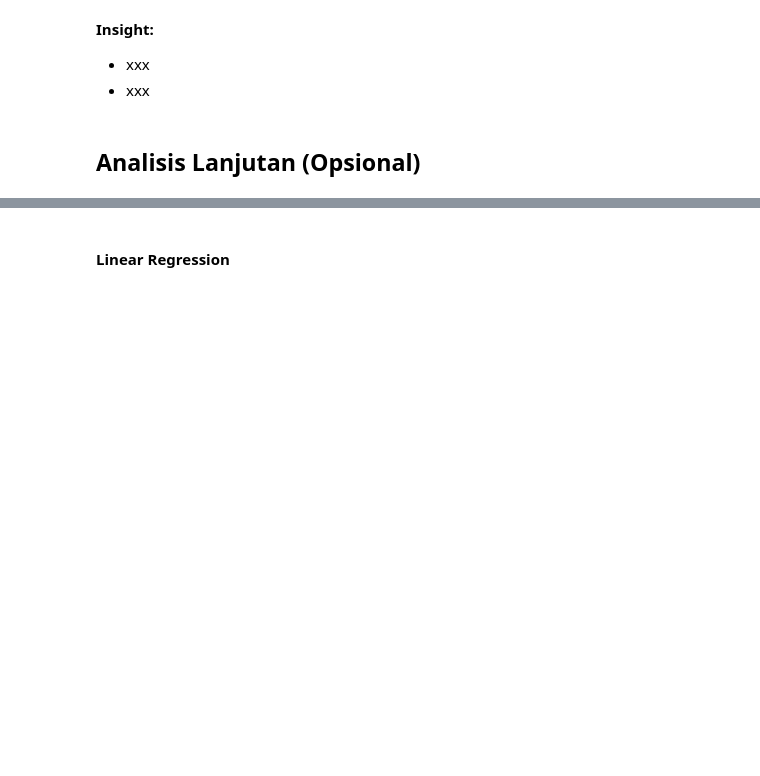
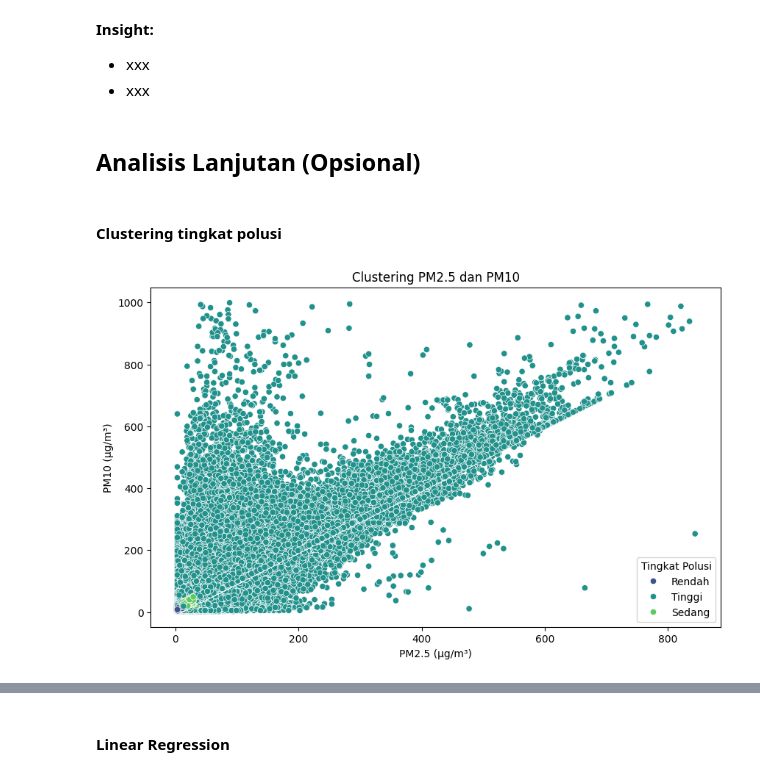
Before and after one commit to SyafiqMSI/analisis-air-quality, a Jupyter notebook: notebook.ipynb, the cells around one changed output, grey strips where cells are left out. Cells and saved outputs as stored; diff of their text form; code cells hidden in the pictures; blank space fills up the shorter version.

Commit message:
feat(notebok.ipynb): add cluster for related question

```diff
--- a/notebook.ipynb
+++ b/notebook.ipynb
@@ -1823,3 +1823,25 @@ plt.show()
 - xxx
 # %% [markdown]
 ## Analisis Lanjutan (Opsional)
+# %% [markdown]
+#### Clustering tingkat polusi
+# %%
+def categorize_pollution(row):
+    if row['PM2.5'] < 12 and row['PM10'] < 20:
+        return 'Rendah'
+    elif (12 <= row['PM2.5'] < 35) and (20 <= row['PM10'] < 50):
+        return 'Sedang'
+    else:
+        return 'Tinggi'
+
+all_data_clean['Pollution_Level'] = all_data_clean.apply(categorize_pollution, axis=1)
+
+plt.figure(figsize=(10, 6))
+sns.scatterplot(x='PM2.5', y='PM10', hue='Pollution_Level', data=all_data_clean, palette='viridis')
+plt.title('Clustering PM2.5 dan PM10')
+plt.xlabel('PM2.5 (µg/m³)')
+plt.ylabel('PM10 (µg/m³)')
+plt.legend(title='Tingkat Polusi')
+plt.show()
+# %% [output]
+[figure, added]
```
Also changed, not shown: parts of 5 cells of this notebook.
